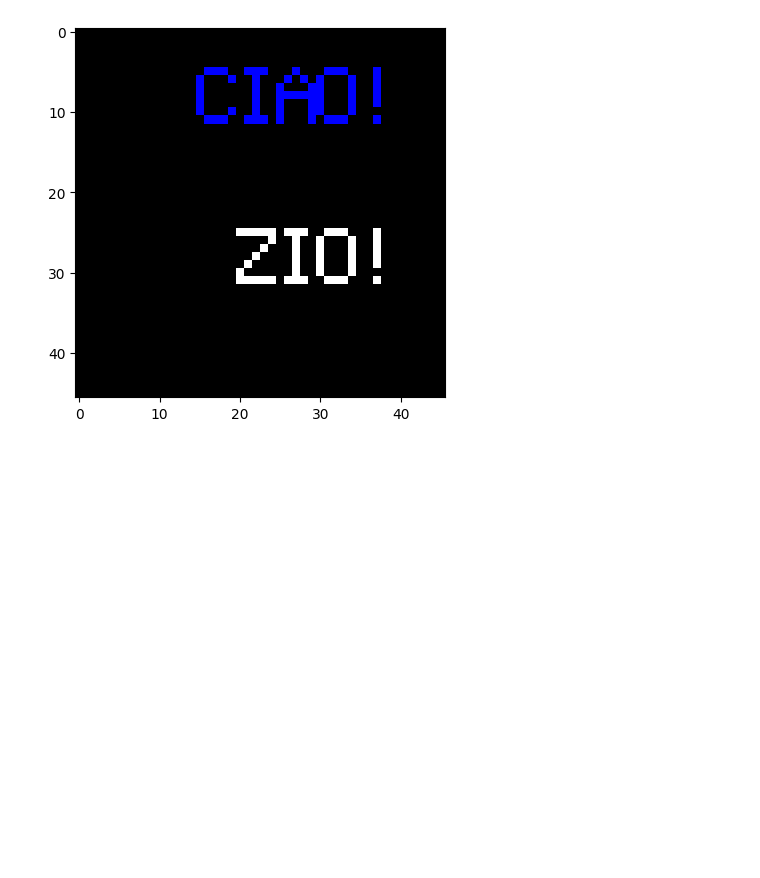
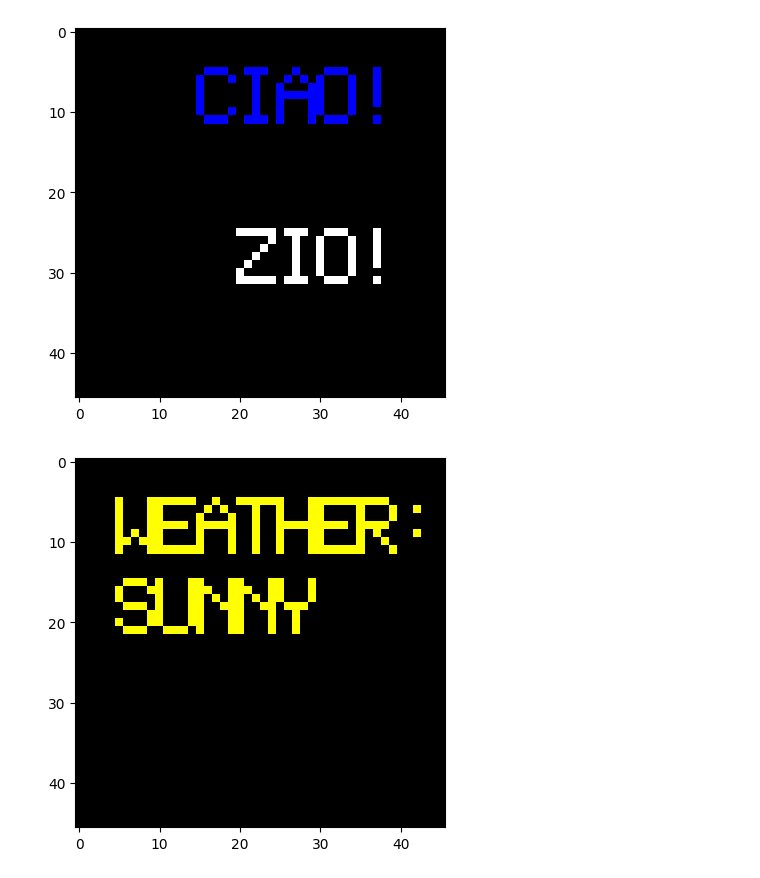
Before and after one commit to giocaizzi/picow-ws2812, a Jupyter notebook: notebooks/visualizer.ipynb, the cells around one changed output. Cells and saved outputs as stored; diff of their text form; code cells hidden in the pictures; blank space fills up the shorter version.

```diff
--- a/notebooks/visualizer.ipynb
+++ b/notebooks/visualizer.ipynb
@@ -27,4 +27,7 @@ group = Group([ciao, greetings])
+# %%
+weather = Text("Weather:", (255, 255, 0), x0=5, y0=5)
+actual_weather = "Sunny"
+weather_value = Text(actual_weather, (255, 255, 0), x0=5, y0=15)
 # %%
-view=View(ncols=46,
-            nrows=46,
-            objects=[ group])
+view1 = View(ncols=46, nrows=46, objects=[group1])
+view2 = View(ncols=46, nrows=46, objects=[weather, weather_value])
@@ -66,2 +57,6 @@ ledwall.render_view(view)
 # %% [output]
 [figure]
+# %%
+ledwall.render_view(view2)
+# %% [output]
+[figure, added]
```
Also changed, not shown: parts of 8 cells of this notebook, 12 other files.
